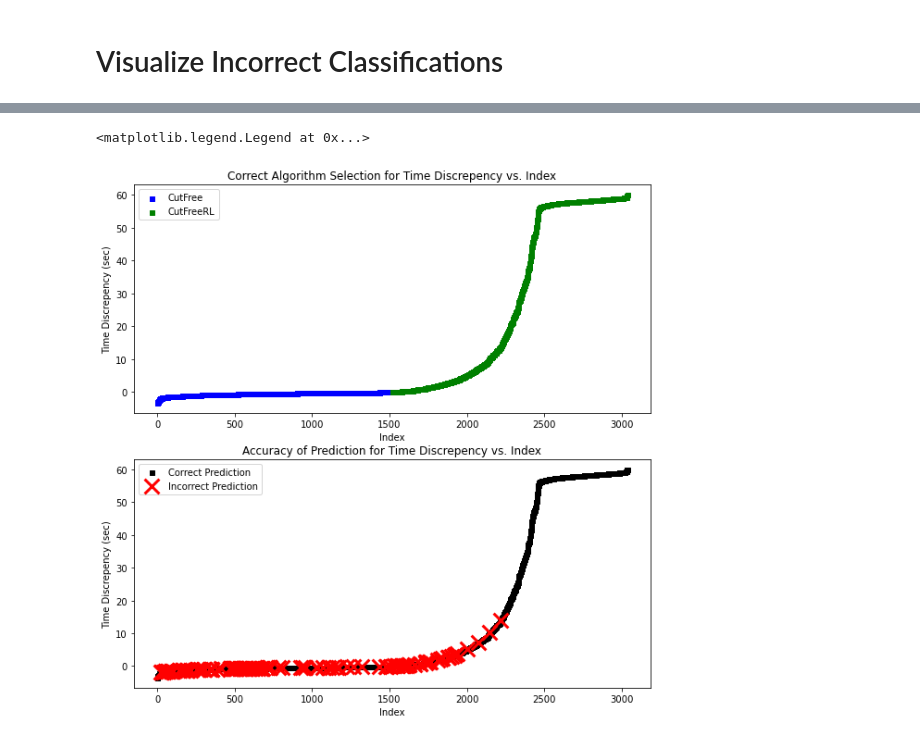
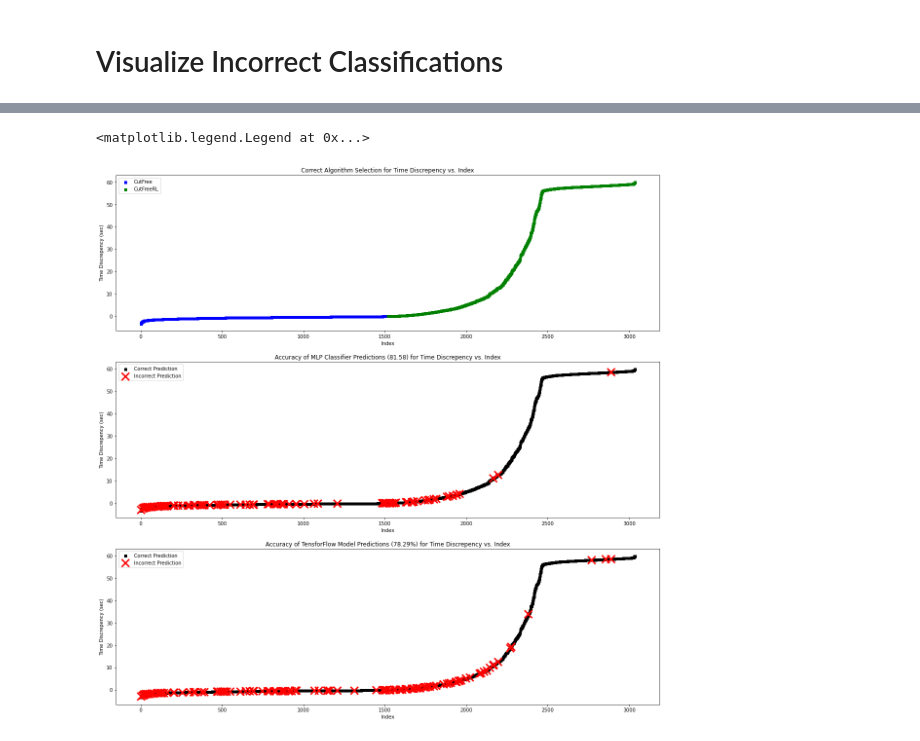
Before and after one commit to wrickord/CutFree, a Jupyter notebook: cutfree-models/Property-Model-V2.ipynb, the cells around one changed output, grey strips where cells are left out. Saved outputs shown, nothing was run; the diff lists cells and outputs as text; code cells hidden in the pictures.

Commit message:
TensorFlow model created, updated visualization

```diff
--- a/cutfree-models/Property-Model-V2.ipynb
+++ b/cutfree-models/Property-Model-V2.ipynb
@@ -170,0 +203,8 @@ def get_accuracy(pred, true):
+# %%
+optimizer = tf.keras.optimizers.Adam(learning_rate=0.00001)
+
+model.compile(
+    optimizer,
+    loss="mse",
+    metrics=["accuracy"])
+history = model.fit(x_train, y_train, epochs=100, batch_size=32, validation_data=(x_test, y_test))
@@ -170,0 +229,3 @@ def get_accuracy(pred, true):
+# %%
+y_pred_tf = np.round(model.predict(x_test)).reshape(1, -1)[0]
+tf_acc = get_accuracy(y_pred_tf, y_test)
@@ -253,3 +330,10 @@ df_total.head()
+# %%
+df_total_tf = df_total.copy()
+
+df_total_tf.loc[x_test_df.index[np.where(y_test_df != y_pred_tf)], "Prediction"] = 0
+df_total_tf.loc[df_total_tf["Prediction"].isna(), "Prediction"] = 1
+
+df_total_tf = df_total_tf.reset_index(drop=True)
 # %%
 df_total.loc[x_test_df.index[np.where(y_test_df != y_pred)], "Prediction"] = 0
 df_total.loc[df_total["Prediction"].isna(), "Prediction"] = 1
@@ -274,7 +350,7 @@ df_total.head()
 # %%
-plt.figure(figsize=(10,10))
+plt.figure(figsize=(20,20))
 
-plt.subplot(211)
+plt.subplot(311)
 plt.scatter(
     df_total[df_total.Algorithm==0].index, df_total[df_total.Algorithm==0].Discrepency,
     c ="blue",
@@ -286,33 +362,53 @@ plt.scatter(
     df_total[df_total.Algorithm==1].index, df_total[df_total.Algorithm==1].Discrepency,
     c ="green",
     linewidths = 1,
     marker ="s",
     s = 25)
 
 plt.title("Correct Algorithm Selection for Time Discrepency vs. Index")
 plt.xlabel("Index")
 plt.ylabel("Time Discrepency (sec)")
 plt.legend(["CutFree", "CutFreeRL"])
 
-plt.subplot(212)
+plt.subplot(312)
 plt.scatter(
     df_total[df_total.Prediction==1].index, df_total[df_total.Prediction==1].Discrepency,
     c ="black",
     linewidths = 1,
     marker ="s",
     s = 25)
 
 plt.scatter(
     df_total[df_total.Prediction==0].index, df_total[df_total.Prediction==0].Discrepency,
     c ="red",
     linewidths = 3,
     marker ="x",
     s = 250)
 
-plt.title("Accuracy of Prediction for Time Discrepency vs. Index")
+plt.title(f"Accuracy of MLP Classifier Predictions ({mlp_acc:.2f}) for Time Discrepency vs. Index")
 plt.xlabel("Index")
 plt.ylabel("Time Discrepency (sec)")
 plt.legend(["Correct Prediction", "Incorrect Prediction"])
+
+plt.subplot(313)
+plt.scatter(
+    df_total_tf[df_total_tf.Prediction==1].index, df_total_tf[df_total_tf.Prediction==1].Discrepency,
+    c ="black",
+    linewidths = 1,
+    marker ="s",
+    s = 25)
+
+plt.scatter(
+    df_total_tf[df_total_tf.Prediction==0].index, df_total_tf[df_total_tf.Prediction==0].Discrepency,
+    c ="red",
+    linewidths = 3,
+    marker ="x",
+    s = 250)
+
+plt.title(f"Accuracy of TensforFlow Model Predictions ({tf_acc:.2f}%) for Time Discrepency vs. Index")
+plt.xlabel("Index")
+plt.ylabel("Time Discrepency (sec)")
+plt.legend(["Correct Prediction", "Incorrect Prediction"])
 # %% [output]
 <matplotlib.legend.Legend at 0x...>
-[figure, old version]
+[figure, new version]
```
Also changed, not shown: parts of 19 cells of this notebook.
